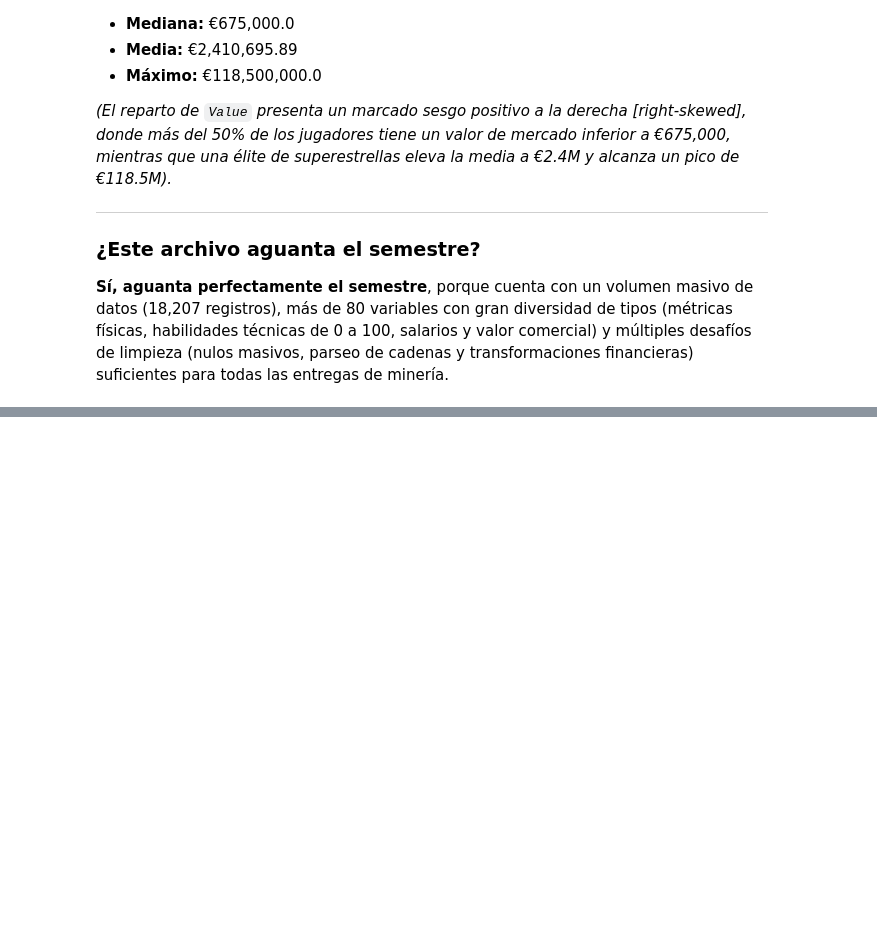
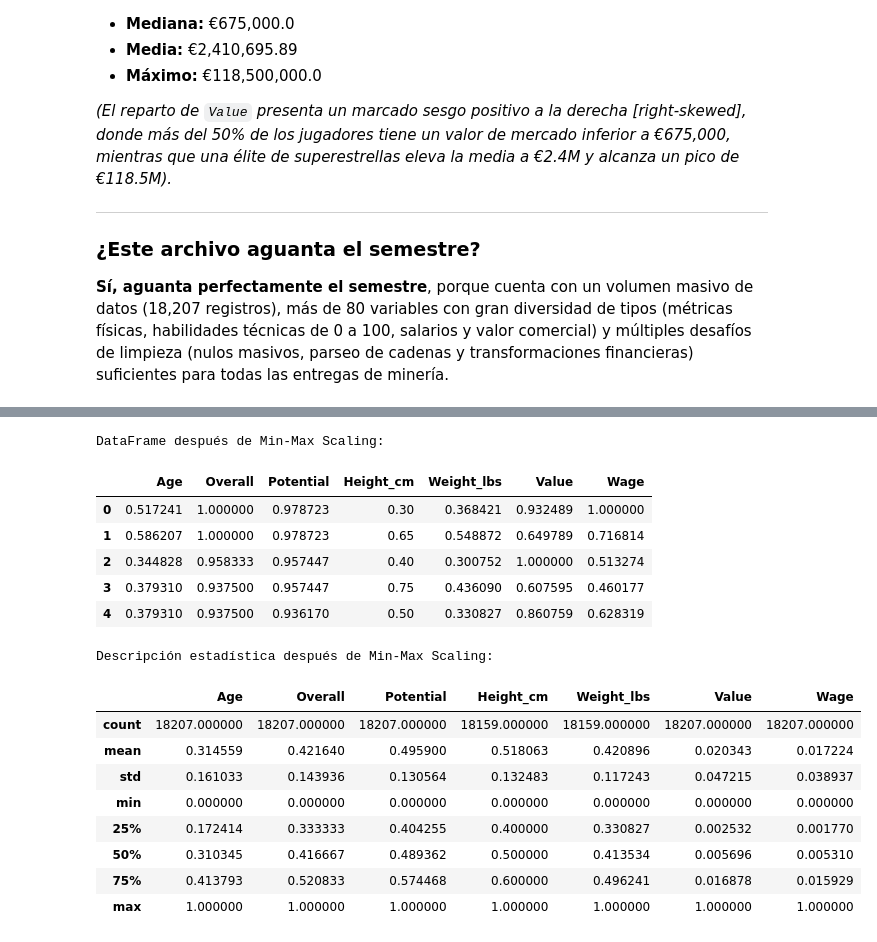
Before and after one commit to Racsok/mineria, a Jupyter notebook: analisis_datasets/Perfilado_de_datasetsMineria_fifa.ipynb, the cells around one changed output, grey strips where cells are left out. Drawn from its saved outputs; the diff is of its cells as text; code cells hidden in the pictures; blank space fills up the shorter version.

```diff
--- a/analisis_datasets/Perfilado_de_datasetsMineria_fifa.ipynb
+++ b/analisis_datasets/Perfilado_de_datasetsMineria_fifa.ipynb
@@ -856,0 +999,40 @@ Al ser **`Value`** una variable continua económica (target de regresión), el m
+# %%
+# Seleccionar las columnas comunes para aplicar todos los métodos de normalización
+common_numerical_cols = ['Age', 'Overall', 'Potential', 'Height_cm', 'Weight_lbs', 'Value', 'Wage']
+
+# Crear una copia del DataFrame para Min-Max Scaling
+df_minmax_scaled = df.copy()
+
+# Inicializar el escalador Min-Max
+scaler_minmax = MinMaxScaler()
+
+# Aplicar Min-Max Scaling a las columnas seleccionadas
+# Se manejan los NaN internamente por MinMaxScaler o se imputan previamente si es necesario.
+# En este caso, Height_cm y Weight_lbs tienen algunos NaN que MinMaxScaler ignorará.
+df_minmax_scaled[common_numerical_cols] = scaler_minmax.fit_transform(df_minmax_scaled[common_numerical_cols])
+
+# Mostrar las primeras filas del DataFrame con las columnas normalizadas
+print("DataFrame después de Min-Max Scaling:")
+display(df_minmax_scaled[common_numerical_cols].head())
+
+# Mostrar la descripción estadística de las columnas normalizadas para verificar el rango (0-1)
+print("Descripción estadística después de Min-Max Scaling:")
+display(df_minmax_scaled[common_numerical_cols].describe())
+# %% [output]
+DataFrame después de Min-Max Scaling:
+|  | Age | Overall | Potential | Height_cm | Weight_lbs | Value | Wage |
+| 0 | 0.517241 | 1.000000 | 0.978723 | 0.30 | 0.368421 | 0.932489 | 1.000000 |
+| 1 | 0.586207 | 1.000000 | 0.978723 | 0.65 | 0.548872 | 0.649789 | 0.716814 |
+| 2 | 0.344828 | 0.958333 | 0.957447 | 0.40 | 0.300752 | 1.000000 | 0.513274 |
+| 3 | 0.379310 | 0.937500 | 0.957447 | 0.75 | 0.436090 | 0.607595 | 0.460177 |
+| 4 | 0.379310 | 0.937500 | 0.936170 | 0.50 | 0.330827 | 0.860759 | 0.628319 |
+Descripción estadística después de Min-Max Scaling:
+|  | Age | Overall | Potential | Height_cm | Weight_lbs | Value | Wage |
+| count | 18207.000000 | 18207.000000 | 18207.000000 | 18159.000000 | 18159.000000 | 18207.000000 | 18207.000000 |
+| mean | 0.314559 | 0.421640 | 0.495900 | 0.518063 | 0.420896 | 0.020343 | 0.017224 |
+| std | 0.161033 | 0.143936 | 0.130564 | 0.132483 | 0.117243 | 0.047215 | 0.038937 |
+| min | 0.000000 | 0.000000 | 0.000000 | 0.000000 | 0.000000 | 0.000000 | 0.000000 |
+| 25% | 0.172414 | 0.333333 | 0.404255 | 0.400000 | 0.330827 | 0.002532 | 0.001770 |
+| 50% | 0.310345 | 0.416667 | 0.489362 | 0.500000 | 0.413534 | 0.005696 | 0.005310 |
+| 75% | 0.413793 | 0.520833 | 0.574468 | 0.600000 | 0.496241 | 0.016878 | 0.015929 |
+| max | 1.000000 | 1.000000 | 1.000000 | 1.000000 | 1.000000 | 1.000000 | 1.000000 |
```
Also changed, not shown: parts of 15 cells of this notebook.
